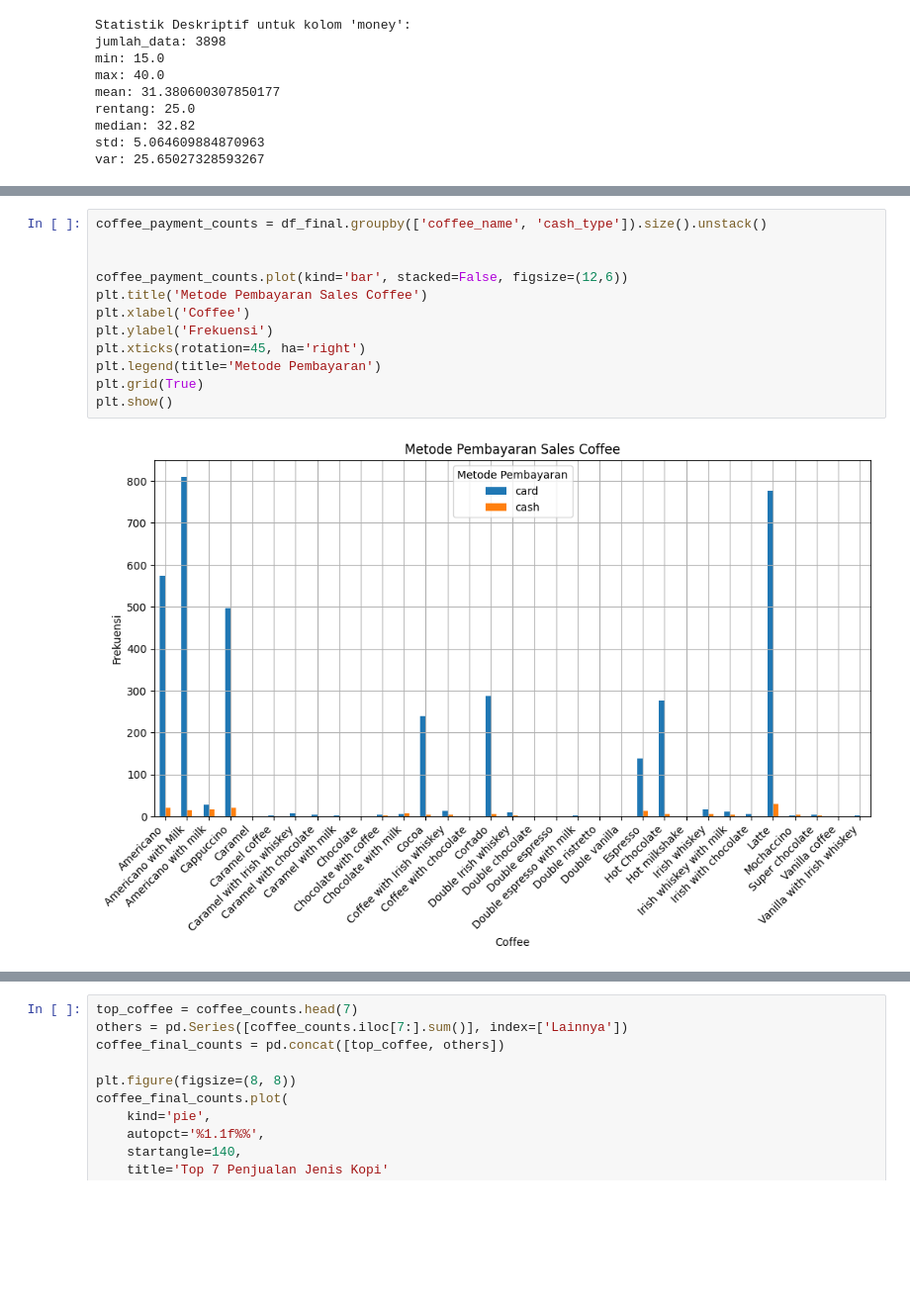
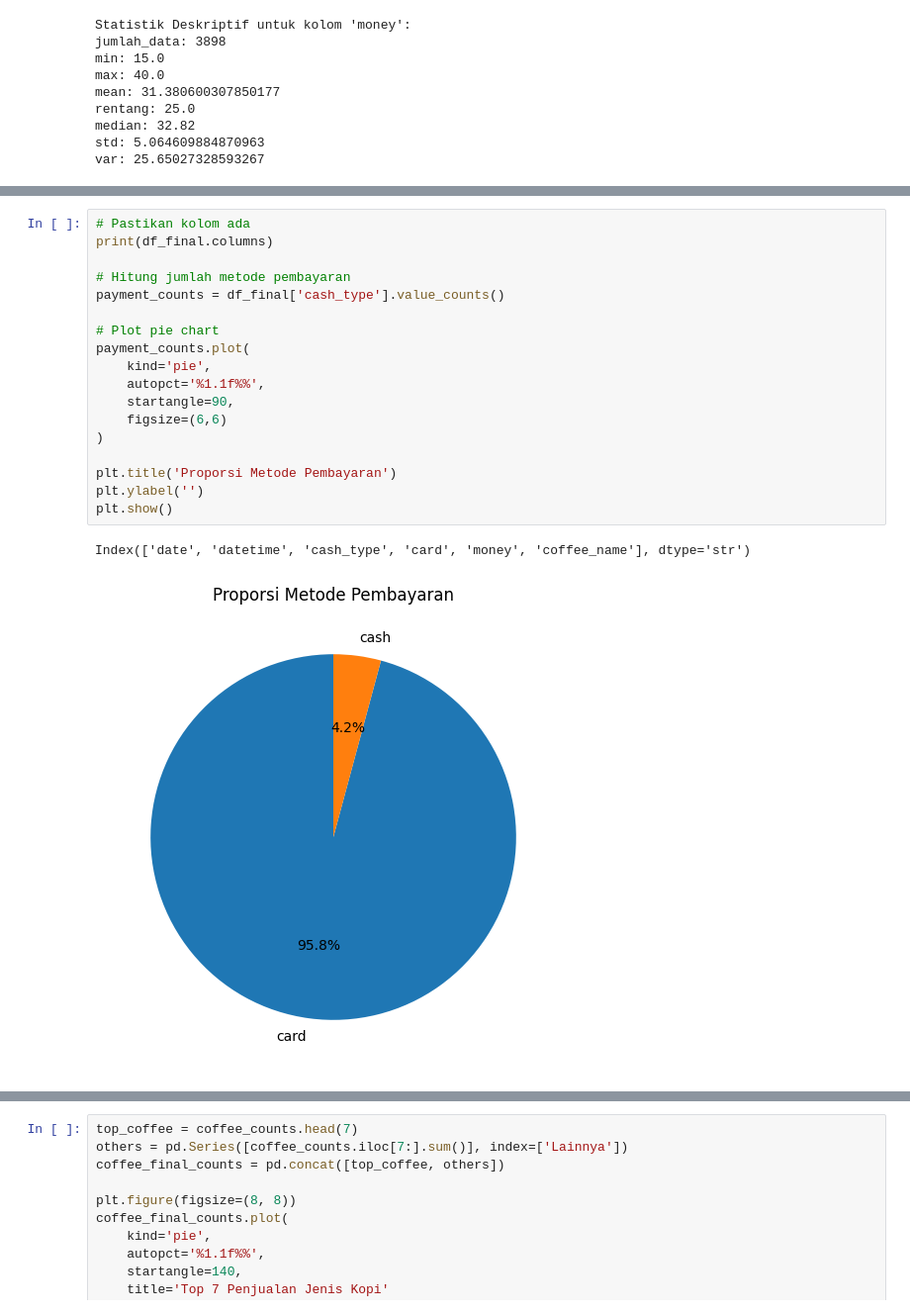
Before and after one commit to ItsKarr007/DataScince, a Jupyter notebook: TUGAS UTS.ipynb, the cells around one changed output, grey strips where cells are left out. Shown at 99% size. Cells and saved outputs as stored; diff of their text form; blank space fills up the shorter version.

```diff
--- a/TUGAS UTS.ipynb
+++ b/TUGAS UTS.ipynb
@@ -226,17 +198,24 @@ df.describe()
 # %%
-coffee_payment_counts = df_final.groupby(['coffee_name', 'cash_type']).size().unstack()
+# Pastikan kolom ada
+print(df_final.columns)
 
+# Hitung jumlah metode pembayaran
+payment_counts = df_final['cash_type'].value_counts()
 
-coffee_payment_counts.plot(kind='bar', stacked=False, figsize=(12,6))
-plt.title('Metode Pembayaran Sales Coffee')
-plt.xlabel('Coffee')
-plt.ylabel('Frekuensi')
-plt.xticks(rotation=45, ha='right')
-plt.legend(title='Metode Pembayaran')
-plt.grid(True)
+# Plot pie chart
+payment_counts.plot(
+    kind='pie',
+    autopct='%1.1f%%',
+    startangle=90,
+    figsize=(6,6)
+)
+
+plt.title('Proporsi Metode Pembayaran')
+plt.ylabel('')
 plt.show()
 # %% [output]
+Index(['date', 'datetime', 'cash_type', 'card', 'money', 'coffee_name'], dtype='str')
-[figure, old version]
+[figure, new version]
 # %%
 df_final['datetime'] = pd.to_datetime(df_final['datetime'], errors='coerce')
 
```
Also changed, not shown: parts of 15 cells of this notebook.
